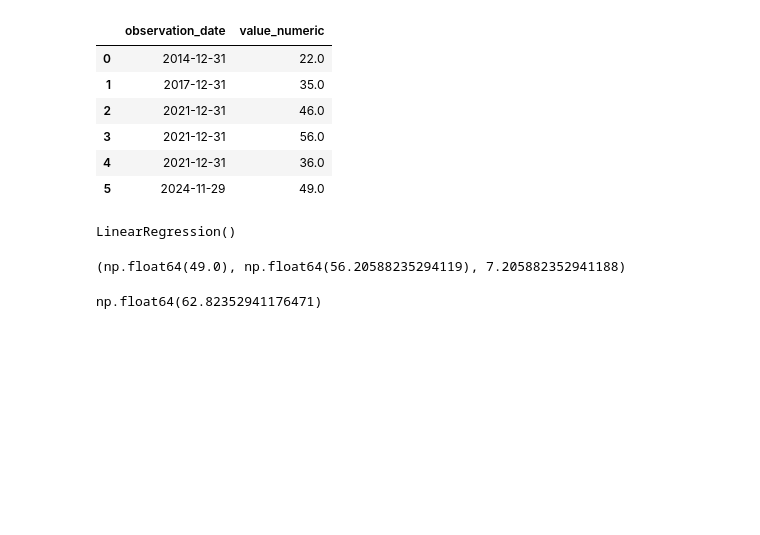
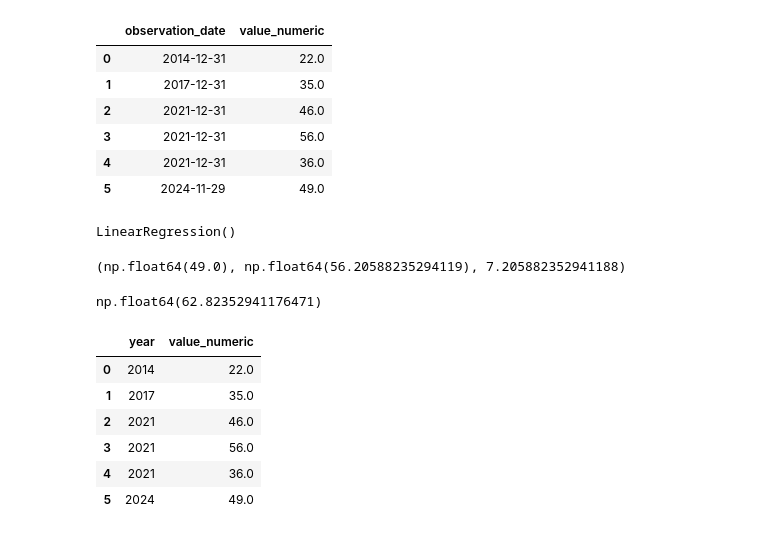
Before and after one commit to Feven777/Forecasting-Financial-Inclusion-in-Ethiopia, a Jupyter notebook: notebooks/02_modeling.ipynb, the cells around one changed output. Saved outputs shown, nothing was run; the diff lists cells and outputs as text; code cells hidden in the pictures; blank space fills up the shorter version.

```diff
--- a/notebooks/02_modeling.ipynb
+++ b/notebooks/02_modeling.ipynb
@@ -77,3 +77,13 @@ future_pred = model.predict(future_X)
 future_pred[0]
 # %% [output]
 np.float64(62.82352941176471)
+# %%
+model_df[["year", "value_numeric"]]
+# %% [output]
+|  | year | value_numeric |
+| 0 | 2014 | 22.0 |
+| 1 | 2017 | 35.0 |
+| 2 | 2021 | 46.0 |
+| 3 | 2021 | 56.0 |
+| 4 | 2021 | 36.0 |
+| 5 | 2024 | 49.0 |
```
Also changed, not shown: parts of 4 cells of this notebook, 1 other file.
